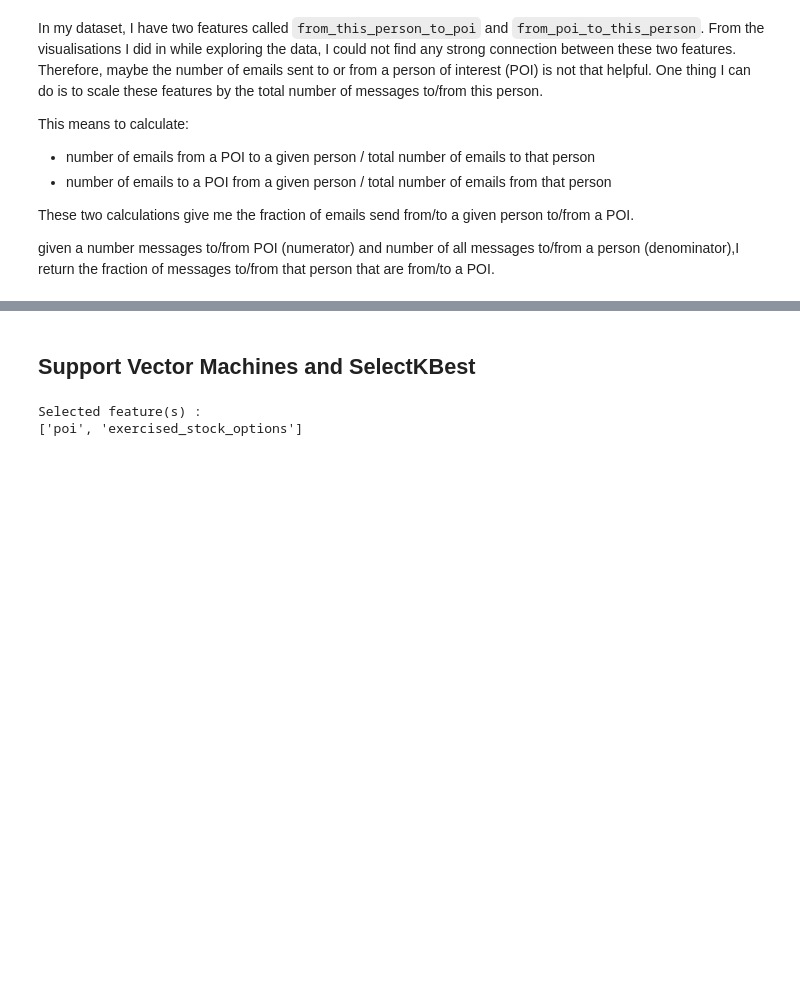
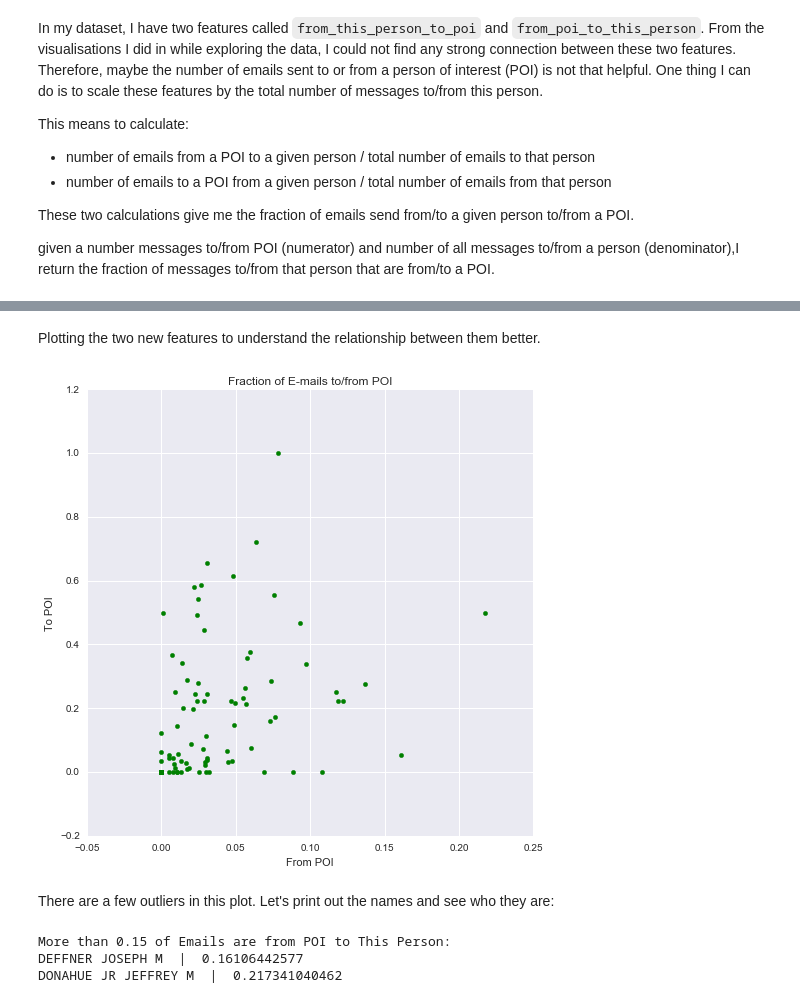
Before and after one commit to Nazaniiin/MachineLearning_EnronFraud, a Jupyter notebook: Enron_Final_Project.ipynb, the cells around one changed output, grey strips where cells are left out. Drawn from its saved outputs; the diff is of its cells as text; code cells hidden in the pictures; blank space fills up the shorter version.

```diff
--- a/Enron_Final_Project.ipynb
+++ b/Enron_Final_Project.ipynb
@@ -643,28 +370,45 @@ for num in range(1, 17):
-# %% [markdown]
-## Support Vector Machines and SelectKBest
-# %%
-from sklearn import svm
-
-# Choosing Support Vector Machine algorithm
-# ==========================================
-
-# Using SelectKBest to select features of interest
-# Assigning k from k=1 to k=16 to include all the features
-for num in range(1, 17):
-    kbest = SelectKBest(k=num)
-    features_new = kbest.fit_transform(features, labels)
-    indicies = kbest.get_support(indices = True)
-    selected_features_list = [features_list[0]]
-    for i in indicies:
-        selected_features_list.append(features_list[1:][i])
-
-    # Applying the Naive Bayes algorithm to the train features and labels
-    clf = svm.SVC(kernel='linear', C=10000.)
-
-    print "Selected feature(s) :"
-    print selected_features_list
-
-    test_classifier(clf, my_dataset, selected_features_list)
-# %% [output]
-Selected feature(s) :
-['poi', 'exercised_stock_options']
+# %%
+# Adding two new columns to my existing dataframe
+enron_data_2['fraction_from_poi'] = ""
+enron_data_2['fraction_to_poi'] = ""
+
+# Looping through each row to calculate the fraction for to and from emails
+for i in range(len(enron_data_2['to_messages'])):
+    if enron_data_2['to_messages'][i] != 0.0:
+        v = float(enron_data_2['from_poi_to_this_person'][i]) / float(enron_data_2['to_messages'][i])
+        enron_data_2.set_value(enron_data_2.index[i], 'fraction_from_poi', v)
+
+    if enron_data_2['to_messages'][i] == 0.0 and enron_data_2['from_poi_to_this_person'][i] == 0.0:
+        enron_data_2.set_value(enron_data_2.index[i], 'fraction_from_poi', 0.0)
+
+    if enron_data_2['from_messages'][i] != 0.0:
+        v = float(enron_data_2['from_this_person_to_poi'][i]) / float(enron_data_2['from_messages'][i])
+        enron_data_2.set_value(enron_data_2.index[i], 'fraction_to_poi', v)
+
+    if enron_data_2['from_messages'][i] == 0.0 and enron_data_2['from_this_person_to_poi'][i] == 0.0:
+        enron_data_2.set_value(enron_data_2.index[i], 'fraction_to_poi', 0.0)
+# %% [markdown]
+Plotting the two new features to understand the relationship between them better.
+# %%
+import matplotlib.pyplot as plt
+
+#Plotting from_poi vs. to_poi
+fig, ax = plt.subplots(1,1, figsize=(8, 8))
+plt = plt.scatter(x='fraction_from_poi', y='fraction_to_poi', data=enron_data_2, color='g')
+ax.set_title("Fraction of E-mails to/from POI")
+ax.set_xlabel("From POI")
+ax.set_ylabel("To POI")
+fig.savefig("emails_to_from_poi.png")
+# %% [output]
+[figure, added]
+# %% [markdown]
+There are a few outliers in this plot. Let's print out the names and see who they are:
+# %%
+print "More than 0.15 of Emails are from POI to This Person:"
+for i in range(len(enron_data_2['fraction_from_poi'])):
+    if enron_data_2['fraction_from_poi'][i] >= 0.15:
+        print enron_data_2.index.values[i], " | ", enron_data_2['fraction_from_poi'][i]
+# %% [output]
+More than 0.15 of Emails are from POI to This Person:
+DEFFNER JOSEPH M  |  0.16106442577
+DONAHUE JR JEFFREY M  |  0.217341040462
```
Also changed, not shown: parts of 42 cells of this notebook.
